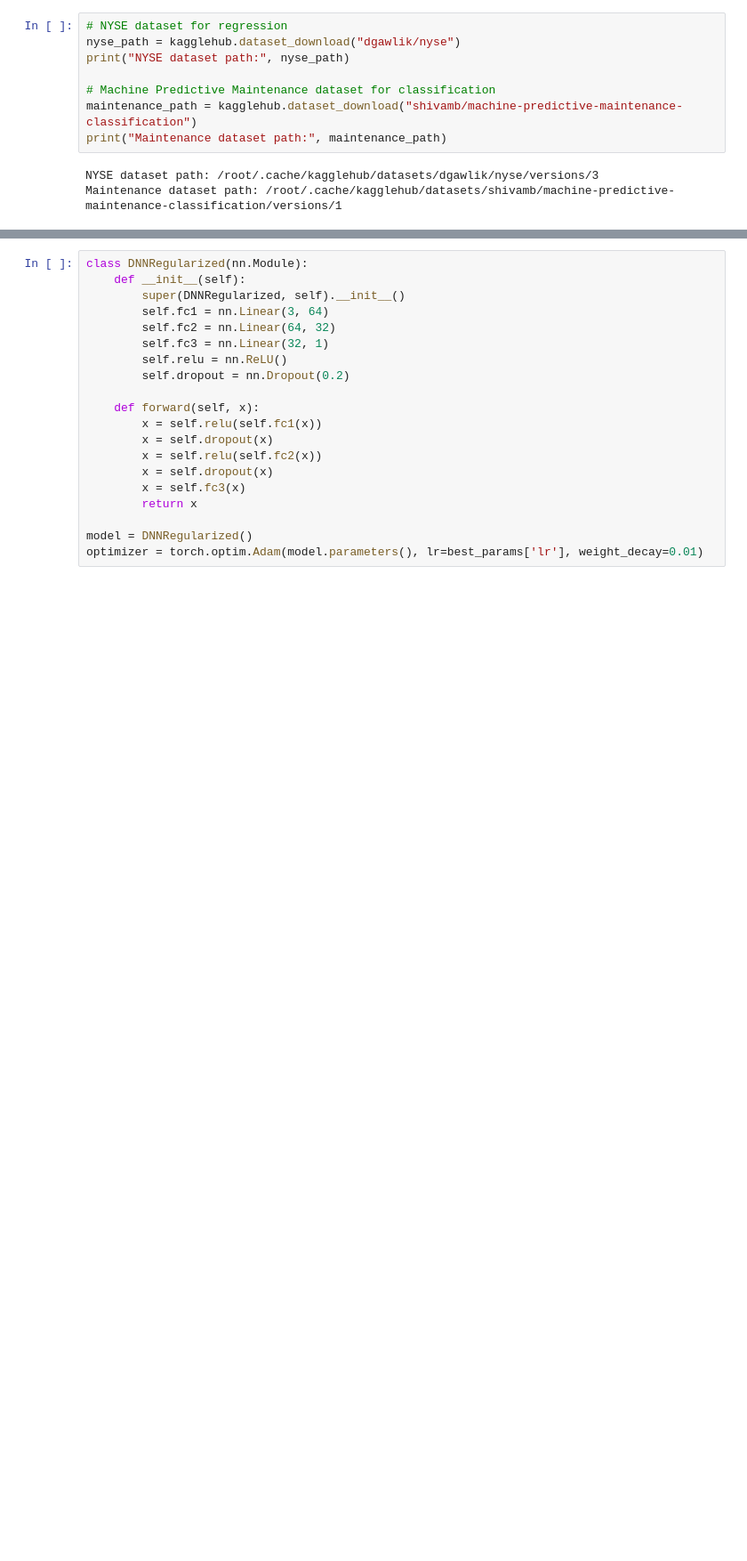
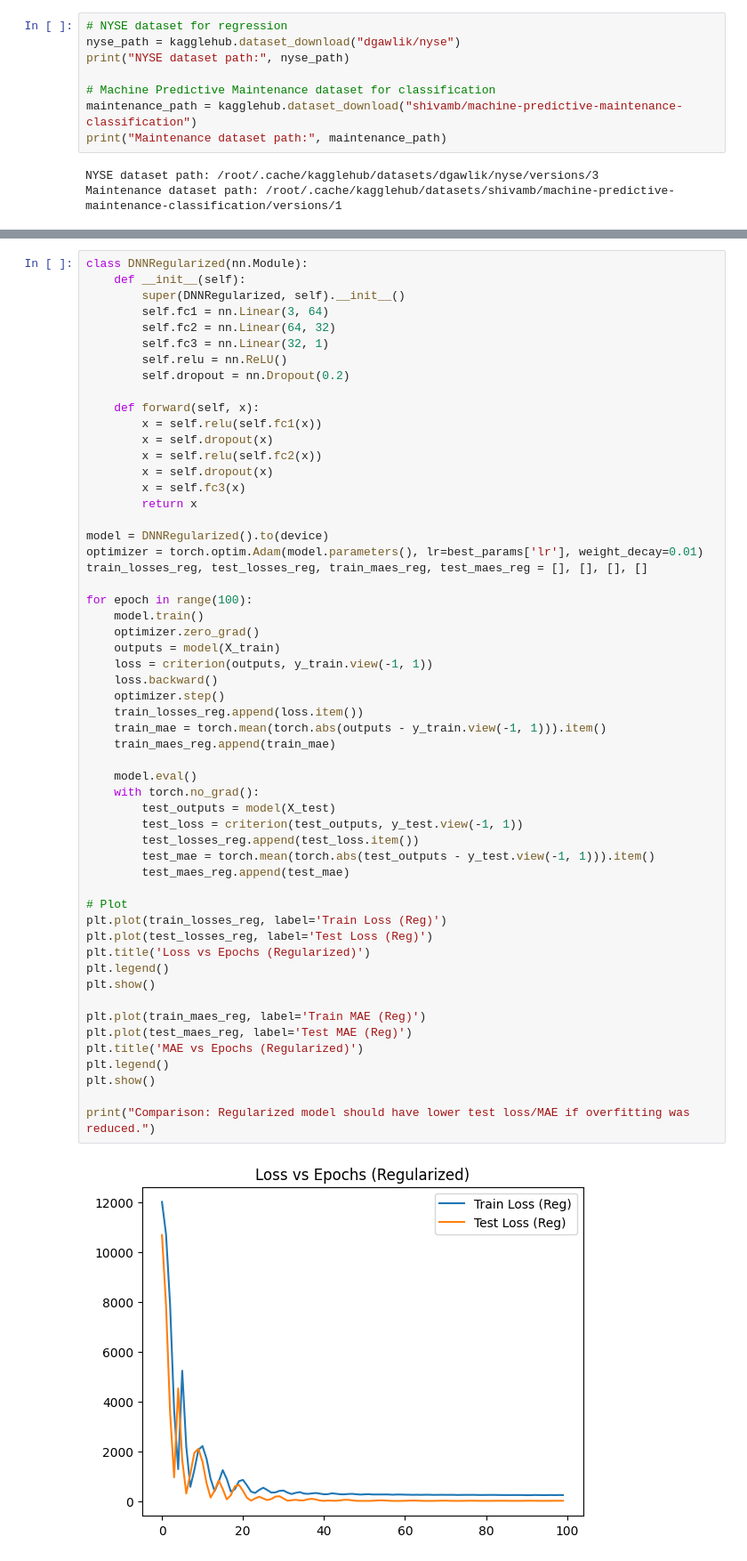
Before and after one commit to zachary013/lab1-deep-learning, a Jupyter notebook: lab1_deep_learning.ipynb, the cells around one changed output, grey strips where cells are left out. Shown: that part at 89% size. Drawn from its saved outputs; the diff is of its cells as text; blank space fills up the shorter version.

```diff
--- a/lab1_deep_learning.ipynb
+++ b/lab1_deep_learning.ipynb
@@ -206,20 +221,57 @@ print("Interpretation: If train loss drops but test loss plateaus, it might mean
 # %%
 class DNNRegularized(nn.Module):
     def __init__(self):
         super(DNNRegularized, self).__init__()
         self.fc1 = nn.Linear(3, 64)
         self.fc2 = nn.Linear(64, 32)
         self.fc3 = nn.Linear(32, 1)
         self.relu = nn.ReLU()
         self.dropout = nn.Dropout(0.2)
 
     def forward(self, x):
         x = self.relu(self.fc1(x))
         x = self.dropout(x)
         x = self.relu(self.fc2(x))
         x = self.dropout(x)
         x = self.fc3(x)
         return x
 
-model = DNNRegularized()
+model = DNNRegularized().to(device)
 optimizer = torch.optim.Adam(model.parameters(), lr=best_params['lr'], weight_decay=0.01)
+train_losses_reg, test_losses_reg, train_maes_reg, test_maes_reg = [], [], [], []
+
+for epoch in range(100):
+    model.train()
+    optimizer.zero_grad()
+    outputs = model(X_train)
+    loss = criterion(outputs, y_train.view(-1, 1))
+    loss.backward()
+    optimizer.step()
+    train_losses_reg.append(loss.item())
+    train_mae = torch.mean(torch.abs(outputs - y_train.view(-1, 1))).item()
+    train_maes_reg.append(train_mae)
+
+    model.eval()
+    with torch.no_grad():
+        test_outputs = model(X_test)
+        test_loss = criterion(test_outputs, y_test.view(-1, 1))
+        test_losses_reg.append(test_loss.item())
+        test_mae = torch.mean(torch.abs(test_outputs - y_test.view(-1, 1))).item()
+        test_maes_reg.append(test_mae)
+
+# Plot
+plt.plot(train_losses_reg, label='Train Loss (Reg)')
+plt.plot(test_losses_reg, label='Test Loss (Reg)')
+plt.title('Loss vs Epochs (Regularized)')
+plt.legend()
+plt.show()
+
+plt.plot(train_maes_reg, label='Train MAE (Reg)')
+plt.plot(test_maes_reg, label='Test MAE (Reg)')
+plt.title('MAE vs Epochs (Regularized)')
+plt.legend()
+plt.show()
+
+print("Comparison: Regularized model should have lower test loss/MAE if overfitting was reduced.")
+# %% [output]
+[figure, added]
```
Also changed, not shown: parts of 5 cells of this notebook.
